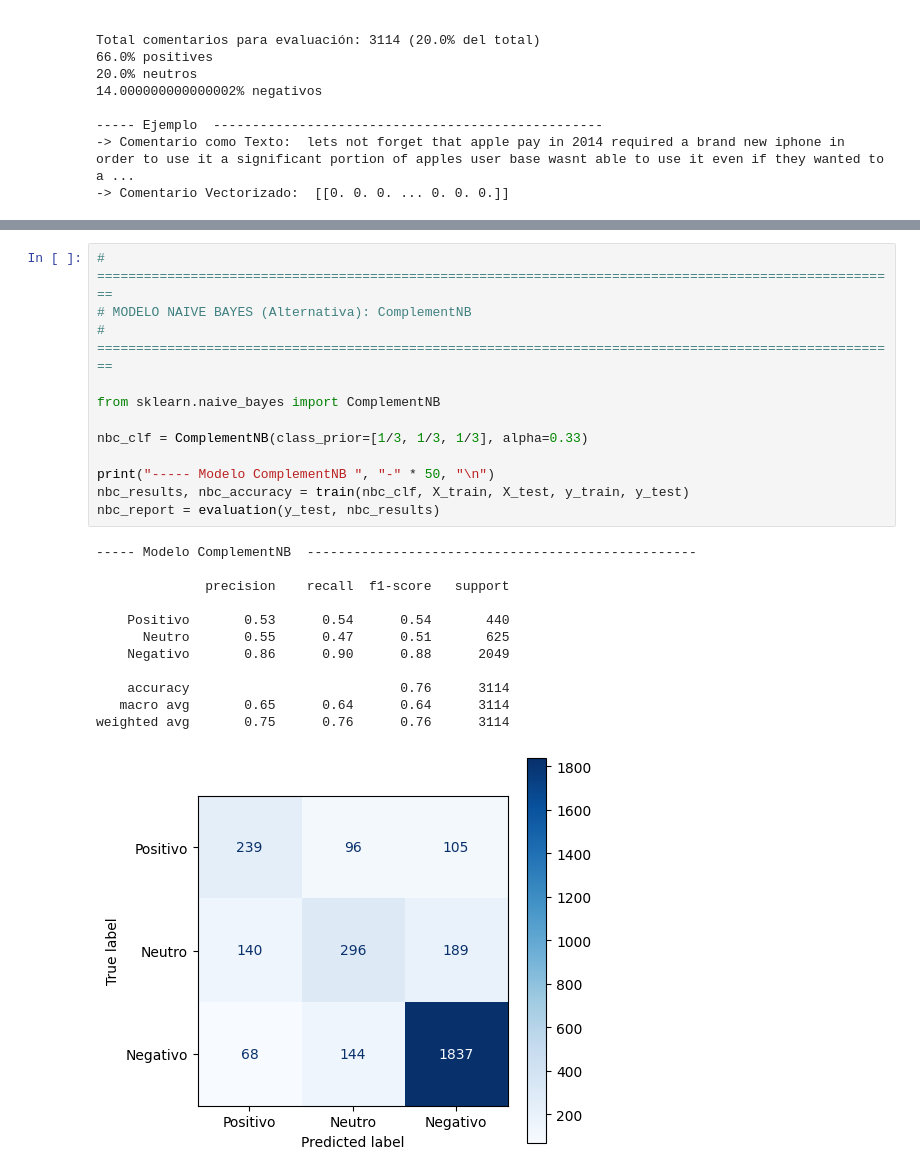
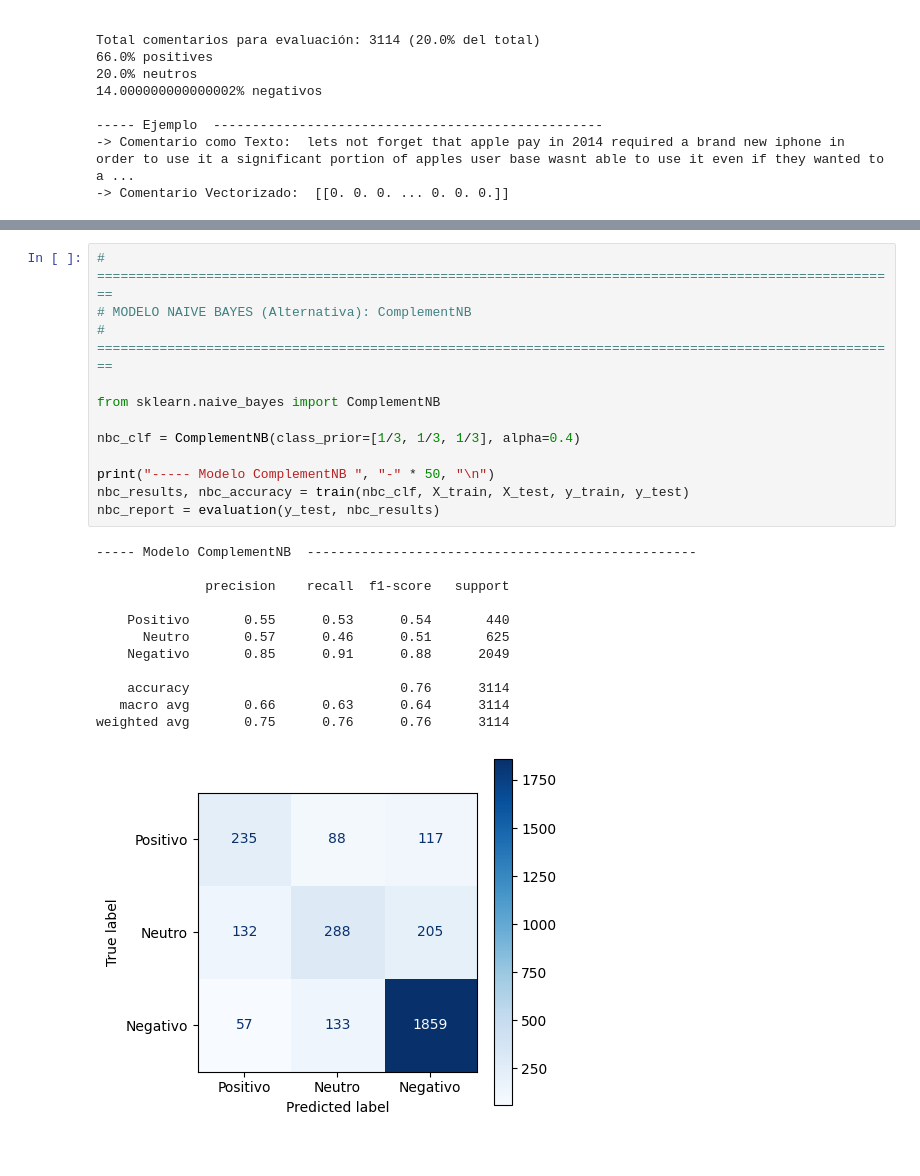
Before and after one commit to anava122002/YouTube-video-impact-classification-II, a Jupyter notebook: notebooks/all_models.ipynb, the cells around one changed output, grey strips where cells are left out. Cells and saved outputs as stored; diff of their text form.

```diff
--- a/notebooks/all_models.ipynb
+++ b/notebooks/all_models.ipynb
@@ -68,28 +68,28 @@ weighted avg       0.74      0.75      0.75      3114
 # %%
 # =======================================================================================================
 # MODELO NAIVE BAYES (Alternativa): ComplementNB
 # =======================================================================================================
 
 from sklearn.naive_bayes import ComplementNB
 
-nbc_clf = ComplementNB(class_prior=[1/3, 1/3, 1/3], alpha=0.33)
+nbc_clf = ComplementNB(class_prior=[1/3, 1/3, 1/3], alpha=0.4)
 
 print("----- Modelo ComplementNB ", "-" * 50, "\n")
 nbc_results, nbc_accuracy = train(nbc_clf, X_train, X_test, y_train, y_test)
 nbc_report = evaluation(y_test, nbc_results)
 # %% [output]
 ----- Modelo ComplementNB  --------------------------------------------------
 
               precision    recall  f1-score   support
 
-    Positivo       0.53      0.54      0.54       440
-      Neutro       0.55      0.47      0.51       625
-    Negativo       0.86      0.90      0.88      2049
+    Positivo       0.55      0.53      0.54       440
+      Neutro       0.57      0.46      0.51       625
+    Negativo       0.85      0.91      0.88      2049
 
     accuracy                           0.76      3114
-   macro avg       0.65      0.64      0.64      3114
+   macro avg       0.66      0.63      0.64      3114
 weighted avg       0.75      0.76      0.76      3114
-[figure, old version]
+[figure, new version]
 # %%
 # =======================================================================================================
 # DESBALANCE DE CLASES I. MODELOS BASADOS EN LA REGRESIÓN
```
Also changed, not shown: parts of 6 cells of this notebook, 2 other files.
